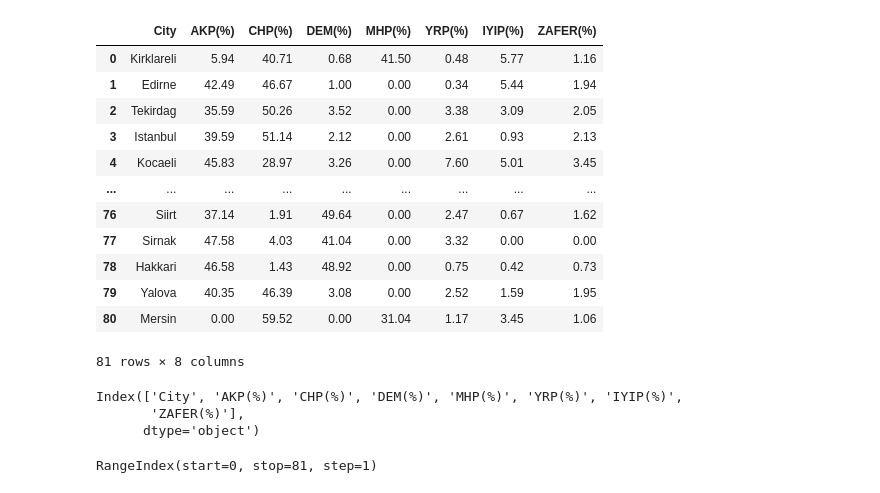
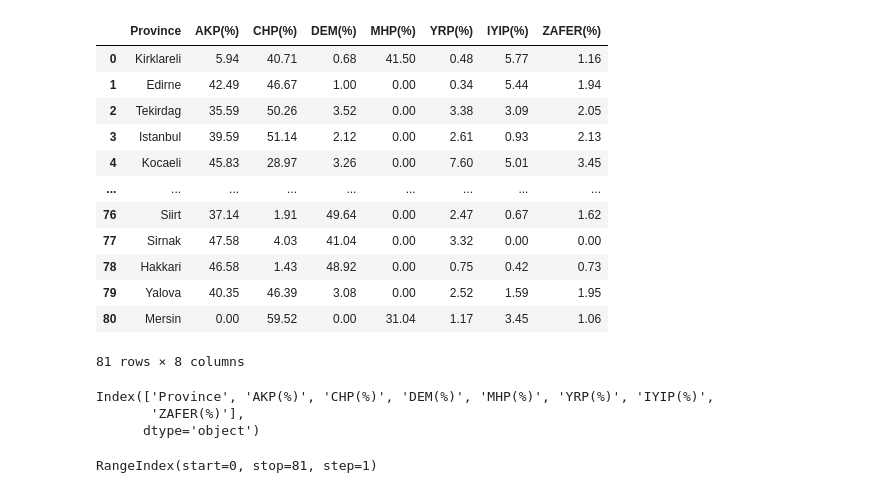
Before and after one commit to imranmammadov19852/Turkey-election-predict, a Jupyter notebook: index.ipynb, the cells around one changed output. Drawn from its saved outputs; the diff is of its cells as text; code cells hidden in the pictures.

```diff
--- a/index.ipynb
+++ b/index.ipynb
@@ -1,28 +1,30 @@
 # %%
 import numpy as np
 import pandas as pd
-# %%
-df = pd.read_csv("election2024.csv")
-
-df
-# %% [output]
-|  | City | AKP(%) | CHP(%) | DEM(%) | MHP(%) | YRP(%) | IYIP(%) | ZAFER(%) |
-| 0 | Kirklareli | 5.94 | 40.71 | 0.68 | 41.50 | 0.48 | 5.77 | 1.16 |
-| 1 | Edirne | 42.49 | 46.67 | 1.00 | 0.00 | 0.34 | 5.44 | 1.94 |
-| 2 | Tekirdag | 35.59 | 50.26 | 3.52 | 0.00 | 3.38 | 3.09 | 2.05 |
-| 3 | Istanbul | 39.59 | 51.14 | 2.12 | 0.00 | 2.61 | 0.93 | 2.13 |
-| 4 | Kocaeli | 45.83 | 28.97 | 3.26 | 0.00 | 7.60 | 5.01 | 3.45 |
-| ... | ... | ... | ... | ... | ... | ... | ... | ... |
-| 76 | Siirt | 37.14 | 1.91 | 49.64 | 0.00 | 2.47 | 0.67 | 1.62 |
-| 77 | Sirnak | 47.58 | 4.03 | 41.04 | 0.00 | 3.32 | 0.00 | 0.00 |
-| 78 | Hakkari | 46.58 | 1.43 | 48.92 | 0.00 | 0.75 | 0.42 | 0.73 |
-| 79 | Yalova | 40.35 | 46.39 | 3.08 | 0.00 | 2.52 | 1.59 | 1.95 |
-| 80 | Mersin | 0.00 | 59.52 | 0.00 | 31.04 | 1.17 | 3.45 | 1.06 |
-81 rows × 8 columns
+# %%
+df2024 = pd.read_csv("election2024.csv")
+df2019 = pd.read_csv("election2019.csv")
+df2014 = pd.read_csv("election2014.csv")
+
+df2024
+# %% [output]
+|  | Province | AKP(%) | CHP(%) | DEM(%) | MHP(%) | YRP(%) | IYIP(%) | ZAFER(%) |
+| 0 | Kirklareli | 5.94 | 40.71 | 0.68 | 41.50 | 0.48 | 5.77 | 1.16 |
+| 1 | Edirne | 42.49 | 46.67 | 1.00 | 0.00 | 0.34 | 5.44 | 1.94 |
+| 2 | Tekirdag | 35.59 | 50.26 | 3.52 | 0.00 | 3.38 | 3.09 | 2.05 |
+| 3 | Istanbul | 39.59 | 51.14 | 2.12 | 0.00 | 2.61 | 0.93 | 2.13 |
+| 4 | Kocaeli | 45.83 | 28.97 | 3.26 | 0.00 | 7.60 | 5.01 | 3.45 |
+| ... | ... | ... | ... | ... | ... | ... | ... | ... |
+| 76 | Siirt | 37.14 | 1.91 | 49.64 | 0.00 | 2.47 | 0.67 | 1.62 |
+| 77 | Sirnak | 47.58 | 4.03 | 41.04 | 0.00 | 3.32 | 0.00 | 0.00 |
+| 78 | Hakkari | 46.58 | 1.43 | 48.92 | 0.00 | 0.75 | 0.42 | 0.73 |
+| 79 | Yalova | 40.35 | 46.39 | 3.08 | 0.00 | 2.52 | 1.59 | 1.95 |
+| 80 | Mersin | 0.00 | 59.52 | 0.00 | 31.04 | 1.17 | 3.45 | 1.06 |
+81 rows × 8 columns
 # %%
-df.columns
+df2024.columns
 # %% [output]
-Index(['City', 'AKP(%)', 'CHP(%)', 'DEM(%)', 'MHP(%)', 'YRP(%)', 'IYIP(%)',
+Index(['Province', 'AKP(%)', 'CHP(%)', 'DEM(%)', 'MHP(%)', 'YRP(%)', 'IYIP(%)',
        'ZAFER(%)'],
       dtype='object')
 # %%
```
Also changed, not shown: parts of 8 cells of this notebook, 1 other file.
